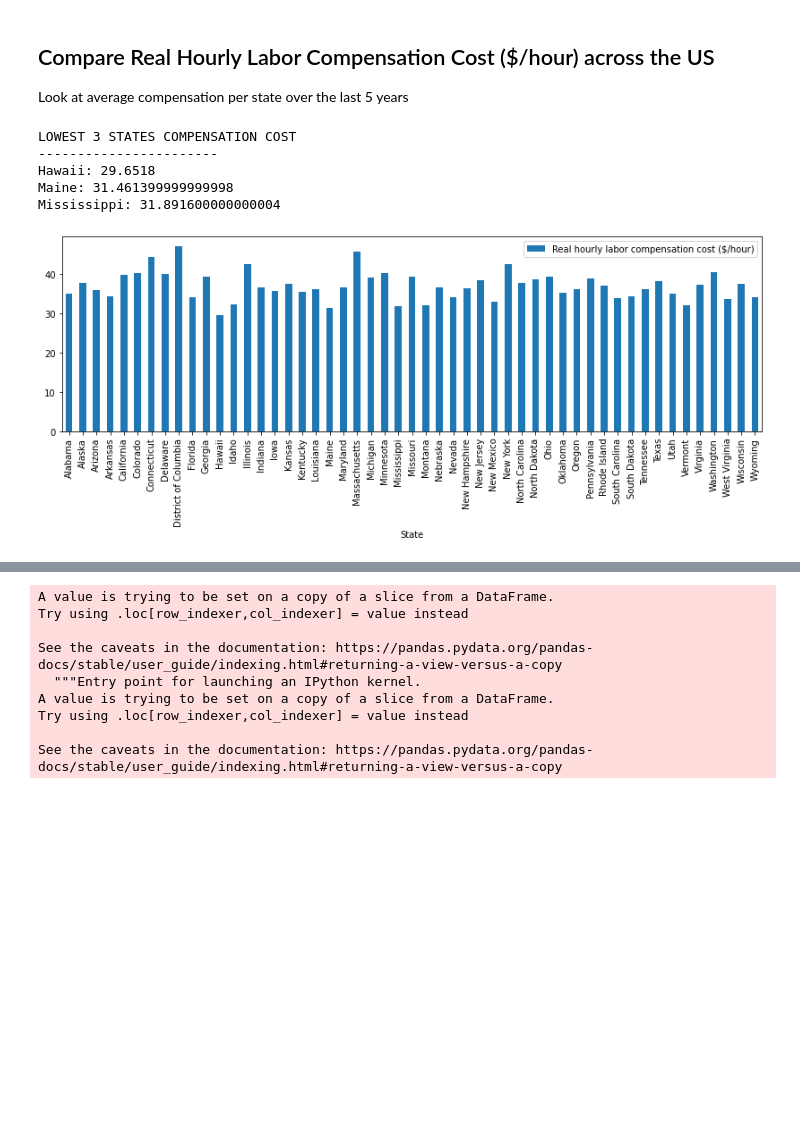
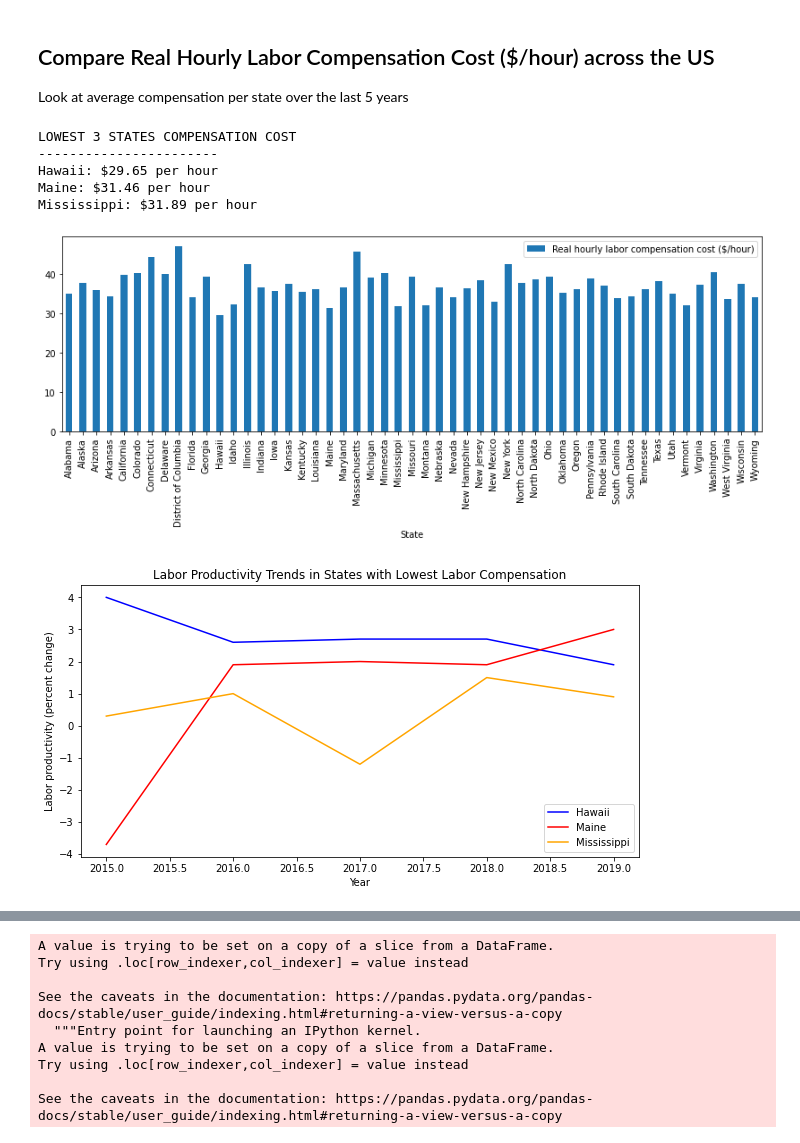
Before and after one commit to Blashford/Next-Factory-ACME, a Jupyter notebook: starter_notebook.ipynb, the cells around one changed output, grey strips where cells are left out. Cells and saved outputs as stored; diff of their text form; code cells hidden in the pictures; blank space fills up the shorter version.

Commit message:
Added line graphs for labor trends, did some more exploring below

```diff
--- a/starter_notebook.ipynb
+++ b/starter_notebook.ipynb
@@ -62,11 +62,38 @@ avg_comp_sorted = avg_comp.sort_values(['Real hourly labor compensation cost ($/
 lowest_comps = avg_comp_sorted.iloc[0:3,:]
 print("LOWEST 3 STATES COMPENSATION COST\n-----------------------")
 for index,row in lowest_comps.iterrows():
-    print(f"{index}: {row['Real hourly labor compensation cost ($/hour)']}")
+    print(f"{index}: ${round(row['Real hourly labor compensation cost ($/hour)'],2)} per hour")
 # %% [output]
 LOWEST 3 STATES COMPENSATION COST
 -----------------------
-Hawaii: 29.6518
-Maine: 31.461399999999998
-Mississippi: 31.891600000000004
+Hawaii: $29.65 per hour
+Maine: $31.46 per hour
+Mississippi: $31.89 per hour
 [figure]
+# %%
+prod_df = labor_df.loc[labor_df['Year'].isin(five_list),[
+    'State',
+    'Year',
+    'Labor productivity (percent change)'
+]]
+lowest_comp_list = []
+for index, row in lowest_comps.iterrows():
+    lowest_comp_list.append(index)
+prod_df = prod_df.loc[prod_df['State'].isin(lowest_comp_list),:]
+years = prod_df['Year'].unique()
+plt.figure(figsize=(10,5))
+state1, = plt.plot(years, prod_df.loc[prod_df['State'] == lowest_comp_list[0],'Labor productivity (percent change)'],
+                  color = 'blue', label = lowest_comp_list[0])
+state2, = plt.plot(years, prod_df.loc[prod_df['State'] == lowest_comp_list[1],'Labor productivity (percent change)'],
+                  color = 'red', label = lowest_comp_list[1])
+state3, = plt.plot(years, prod_df.loc[prod_df['State'] == lowest_comp_list[2],'Labor productivity (percent change)'],
+                  color = 'orange', label = lowest_comp_list[2])
+
+
+plt.legend(handles=[state1, state2, state3], loc='best')
+plt.title('Labor Productivity Trends in States with Lowest Labor Compensation')
+plt.xlabel('Year')
+plt.ylabel('Labor productivity (percent change)')
+plt.show()
+# %% [output]
+[figure, added]
```
Also changed, not shown: parts of 6 cells of this notebook.
